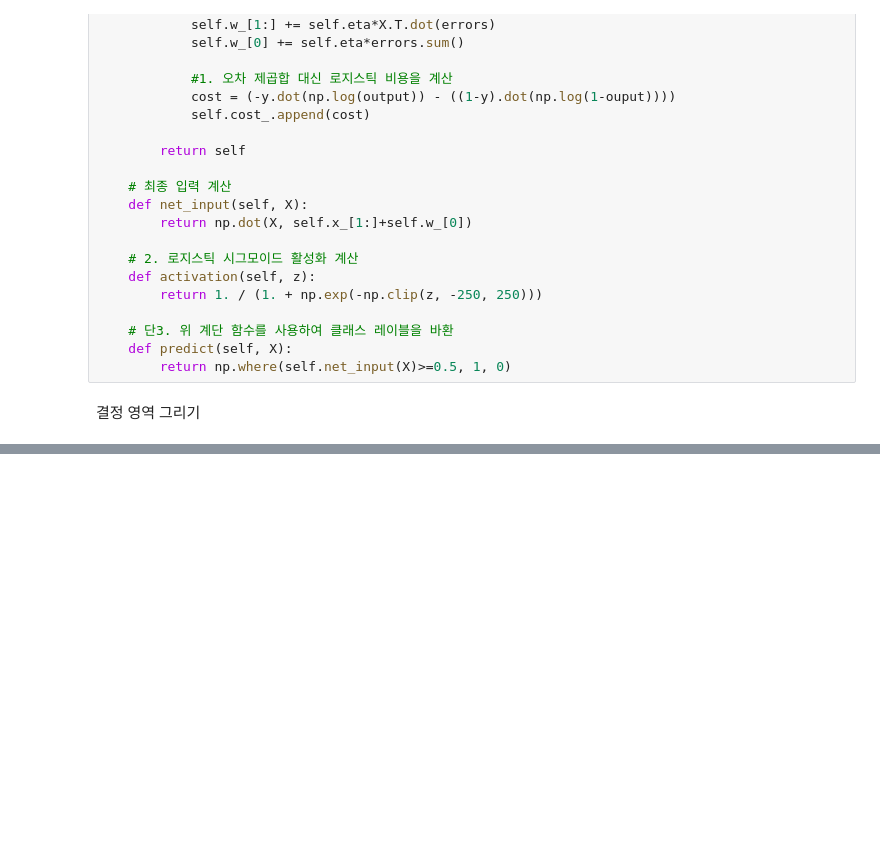
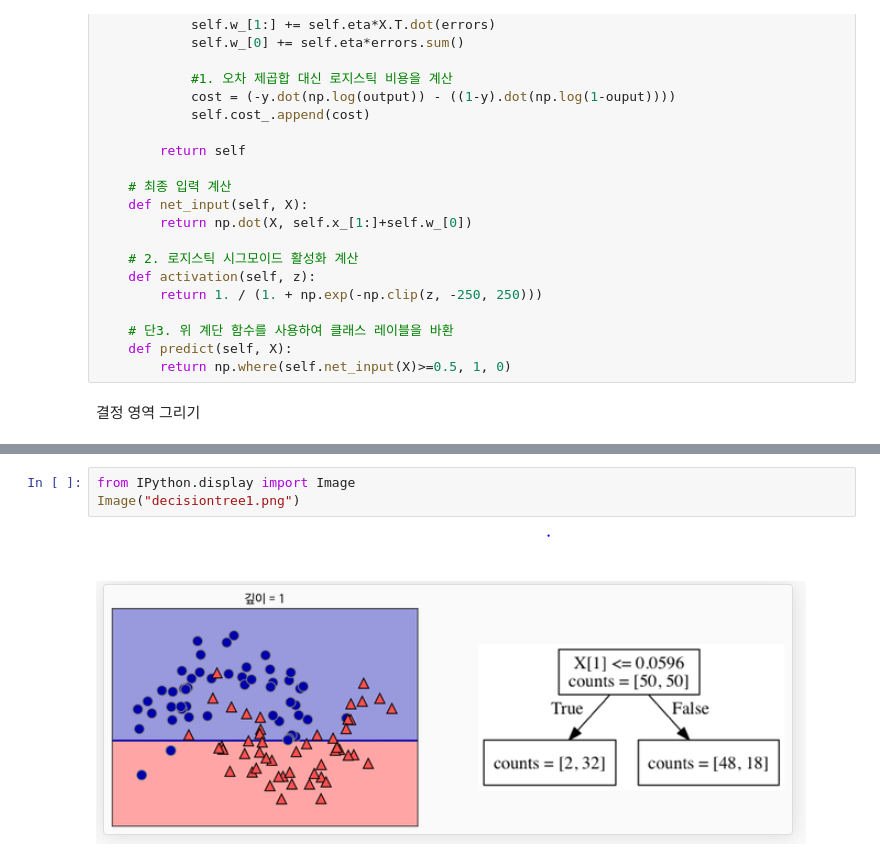
Before and after one commit to moonloves/MachineLearning, a Jupyter notebook: Ch3.ipynb, the cells around one changed output, grey strips where cells are left out. Drawn from its saved outputs; the diff is of its cells as text; blank space fills up the shorter version.

```diff
--- a/Ch3.ipynb
+++ b/Ch3.ipynb
@@ -263,0 +282,5 @@ class LogisticRegressionGD(object):
+# %%
+from IPython.display import Image
+Image("decisiontree1.png")
+# %% [output]
+[figure, added]
```
Also changed, not shown: parts of 42 cells of this notebook.
